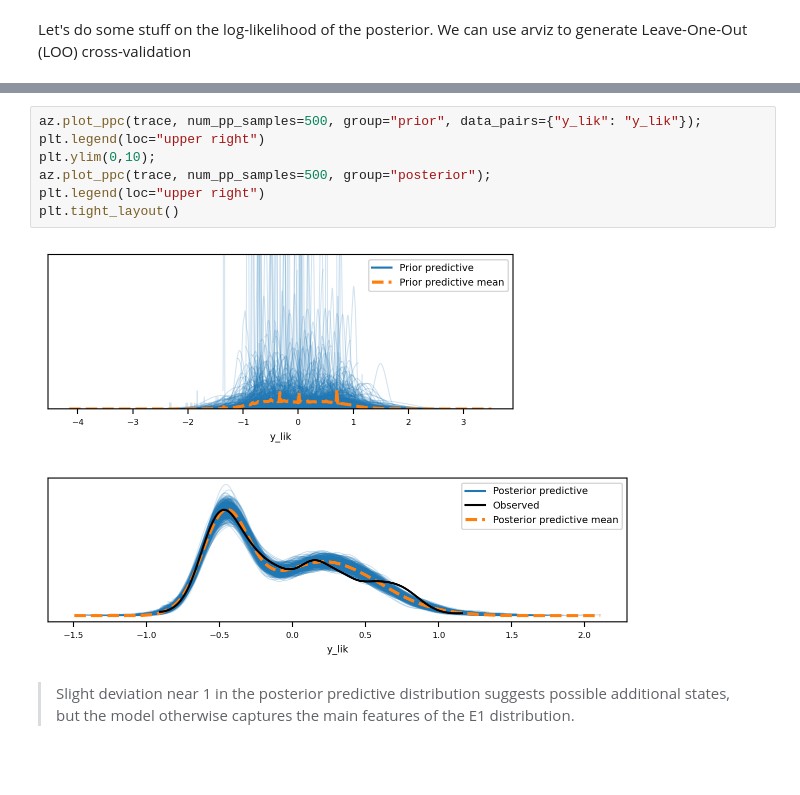
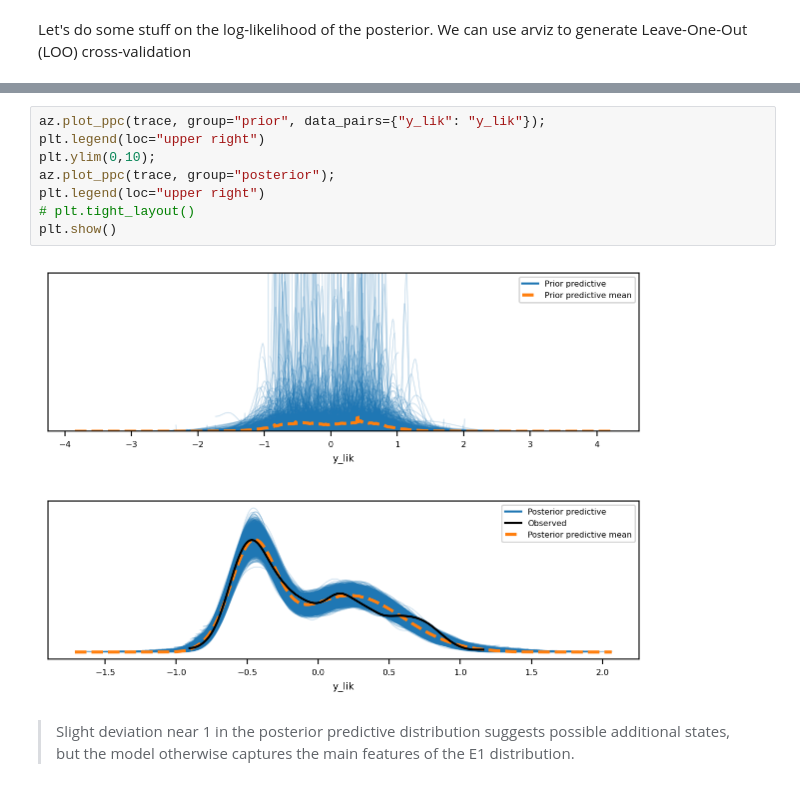
Before and after one commit to munch-group/hic-compartment-borders, a Jupyter notebook: notebooks/02_PyMC_independent_bins.ipynb, the cells around one changed output, grey strips where cells are left out. Cells and saved outputs as stored; diff of their text form; blank space fills up the shorter version.

```diff
--- a/notebooks/02_PyMC_independent_bins.ipynb
+++ b/notebooks/02_PyMC_independent_bins.ipynb
@@ -475,15 +483,16 @@ Pareto k diagnostic values:
    (0.70, 1]   (bad)         0    0.0%
    (1, Inf)   (very bad)    0    0.0%
 # %%
-az.plot_ppc(trace, num_pp_samples=500, group="prior", data_pairs={"y_lik": "y_lik"});
+az.plot_ppc(trace, group="prior", data_pairs={"y_lik": "y_lik"});
 plt.legend(loc="upper right")
 plt.ylim(0,10);
-az.plot_ppc(trace, num_pp_samples=500, group="posterior");
+az.plot_ppc(trace, group="posterior");
 plt.legend(loc="upper right")
-plt.tight_layout()
+# plt.tight_layout()
+plt.show()
 # %% [output]
-[figure, old version]
+[figure, new version]
-[figure, old version]
+[figure, new version]
 # %% [markdown]
 > Slight deviation near 1 in the posterior predictive distribution suggests possible additional states, but the model otherwise captures the main features of the E1 distribution.
 # %%
```
Also changed, not shown: parts of 19 cells of this notebook, 8 other files.
